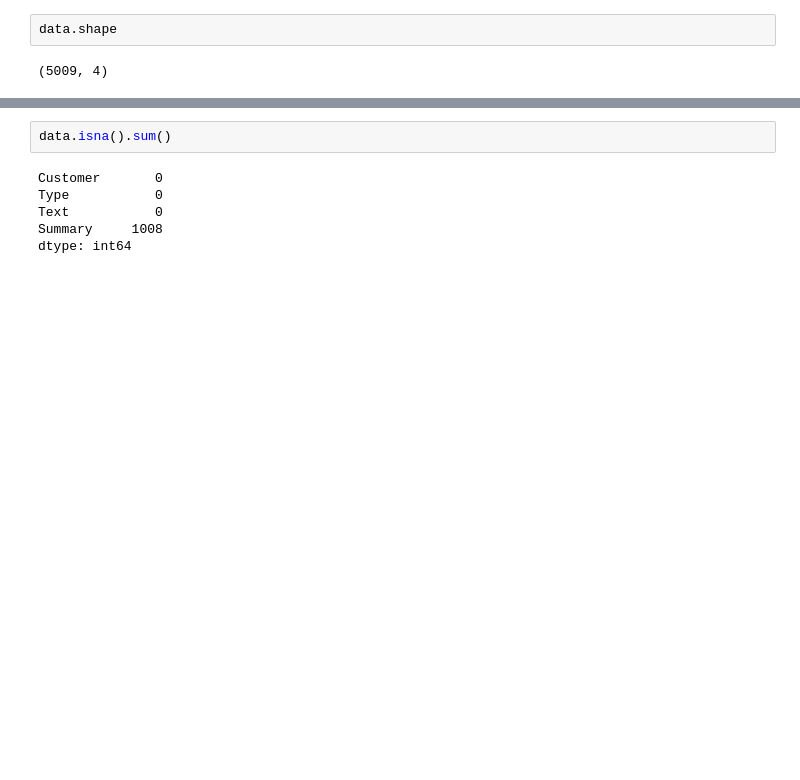
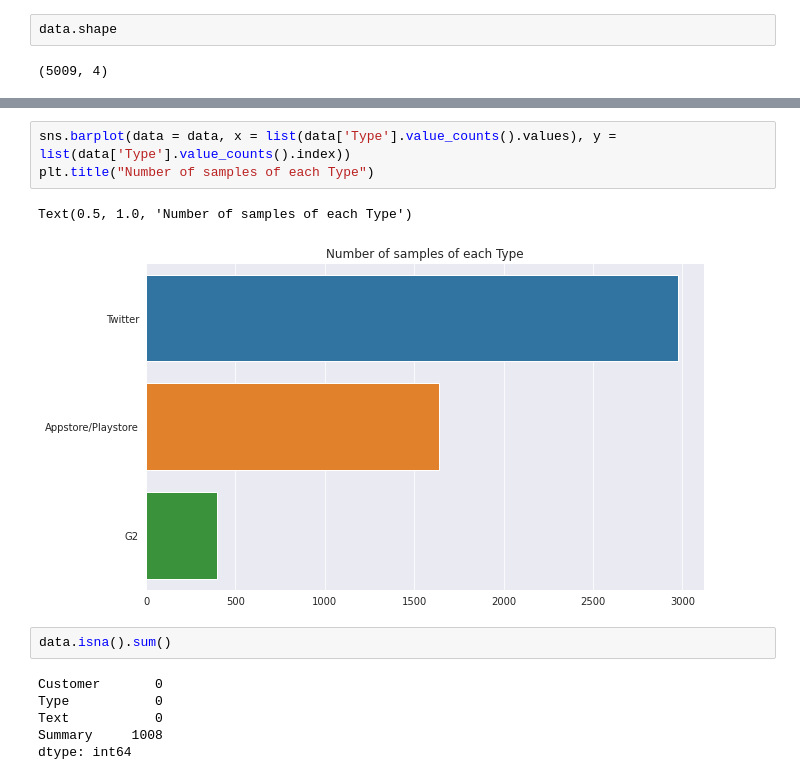
Before and after one commit to VirajBagal/enterpret_summarizer, a Jupyter notebook: code/eda.ipynb, the cells around one changed output, grey strips where cells are left out. Saved outputs shown, nothing was run; the diff lists cells and outputs as text; blank space fills up the shorter version.

```diff
--- a/code/eda.ipynb
+++ b/code/eda.ipynb
@@ -42,3 +48,9 @@ data.shape
+# %%
+sns.barplot(data = data, x = list(data['Type'].value_counts().values), y = list(data['Type'].value_counts().index))
+plt.title("Number of samples of each Type")
+# %% [output]
+Text(0.5, 1.0, 'Number of samples of each Type')
+[figure, added]
 # %%
 data.isna().sum()
 # %% [output]
```
Also changed, not shown: parts of 11 cells of this notebook, 6 other files.
